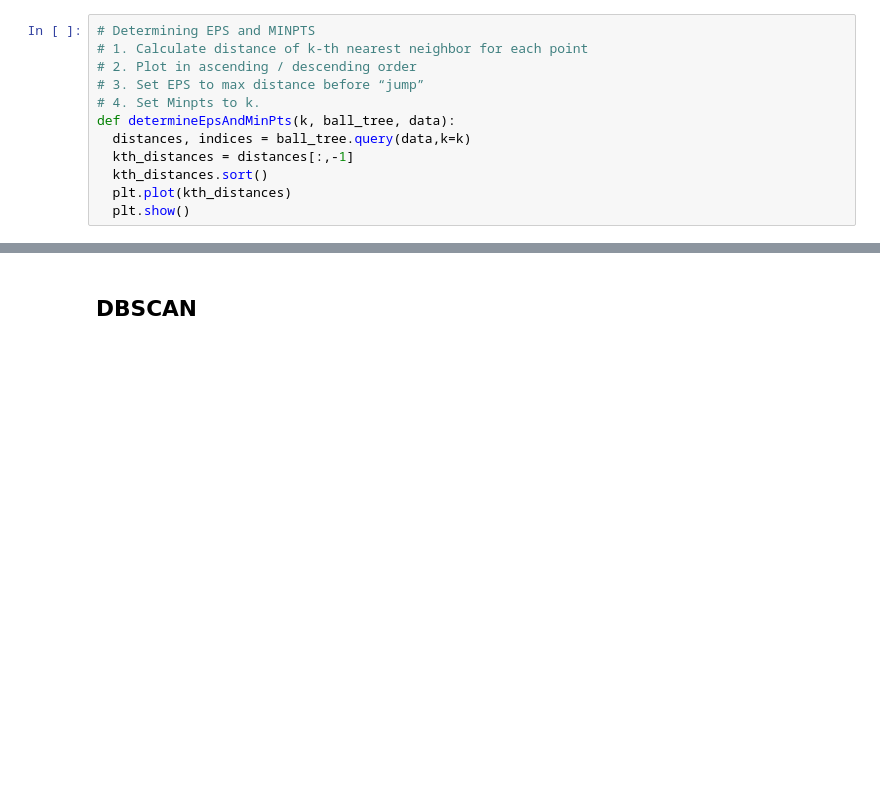
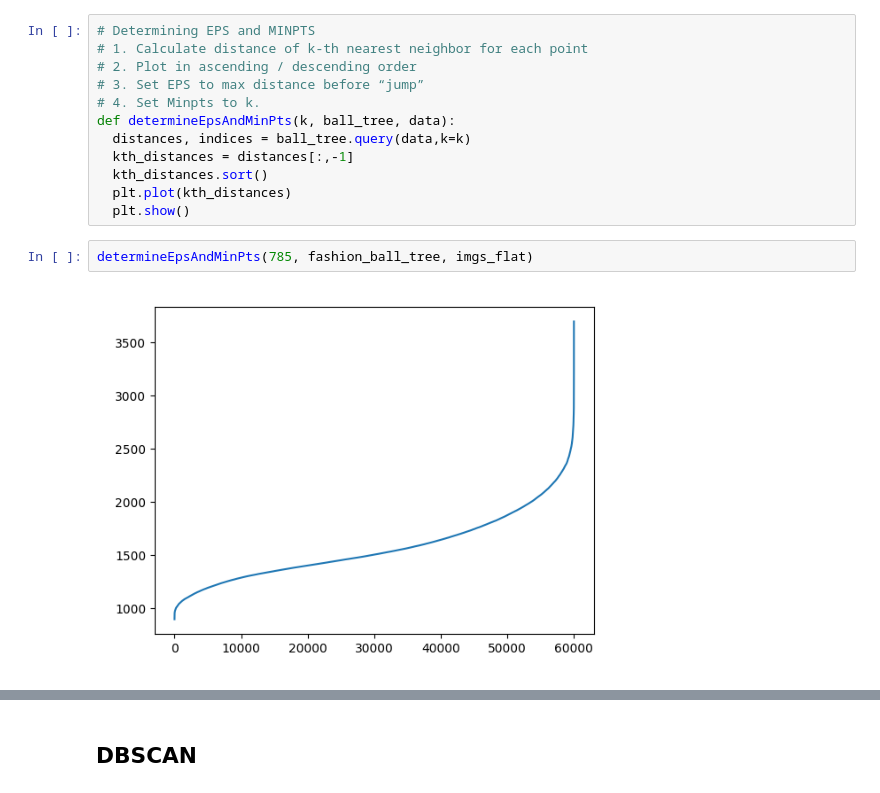
Before and after one commit to AkshaySyal/DBSCAN, a Jupyter notebook: prob7/HW2_B_Q3_USML.ipynb, the cells around one changed output, grey strips where cells are left out. Drawn from its saved outputs; the diff is of its cells as text; blank space fills up the shorter version.

Commit message:
Fashion done

```diff
--- a/prob7/HW2_B_Q3_USML.ipynb
+++ b/prob7/HW2_B_Q3_USML.ipynb
@@ -106,4 +106,8 @@ def determineEpsAndMinPts(k, ball_tree, data):
   kth_distances.sort()
   plt.plot(kth_distances)
   plt.show()
+# %%
+determineEpsAndMinPts(785, fashion_ball_tree, imgs_flat)
+# %% [output]
+[figure, added]
 # %%
```
Also changed, not shown: parts of 5 cells of this notebook.
